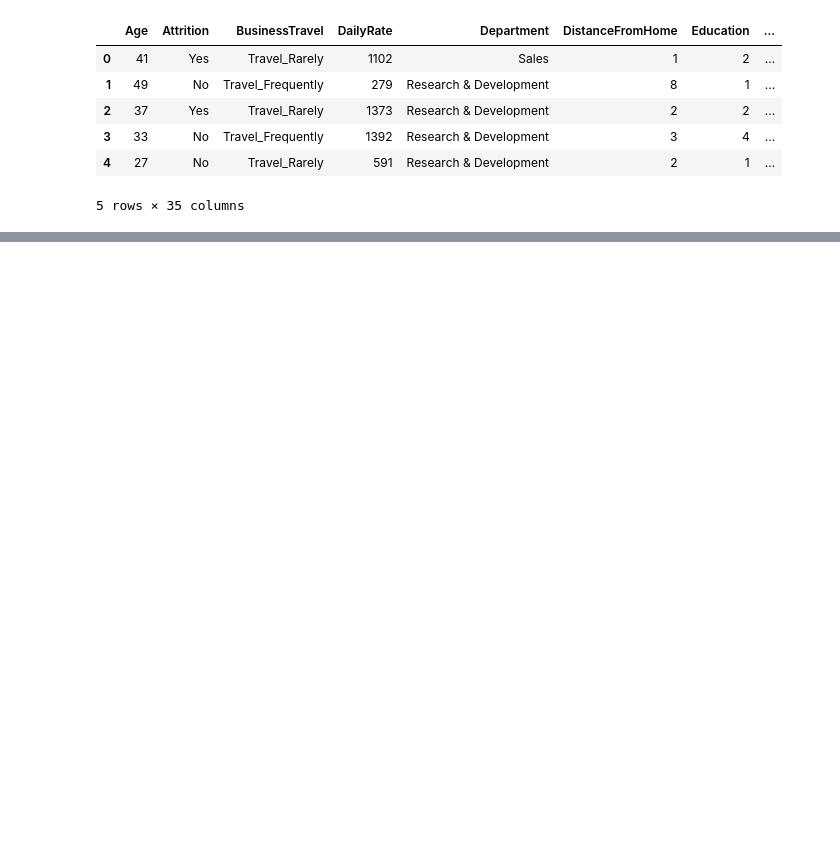
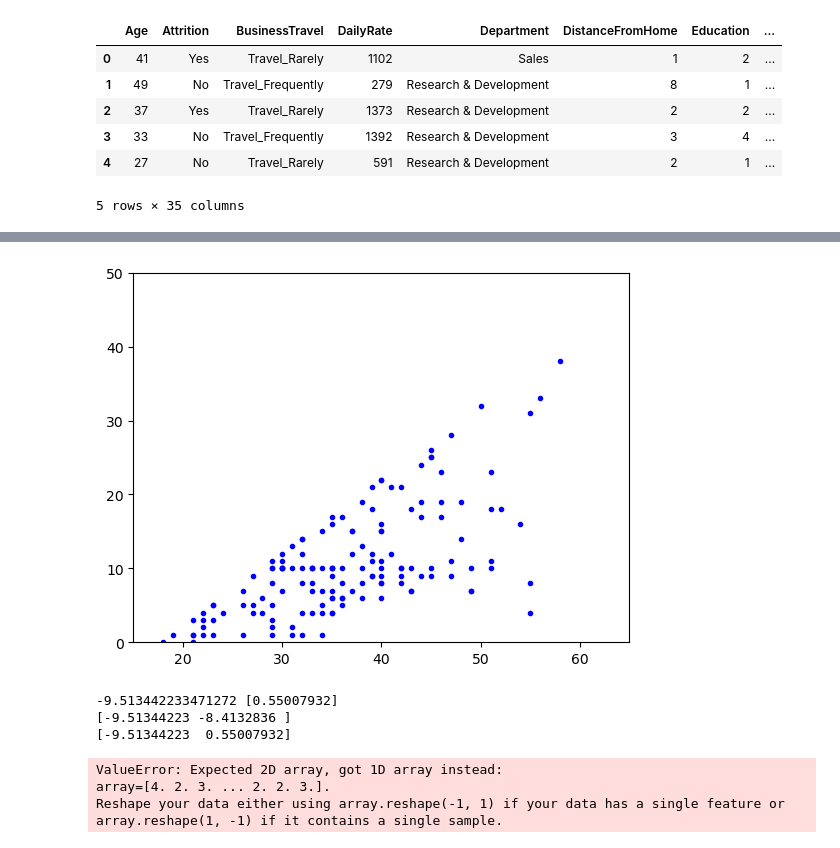
Before and after one commit to Darcinn/F21DL, a Jupyter notebook: Notebooks/Lab 2/lab8.ipynb, the cells around one changed output, grey strips where cells are left out. Cells and saved outputs as stored; diff of their text form; code cells hidden in the pictures; blank space fills up the shorter version.

```diff
--- a/Notebooks/Lab 2/lab8.ipynb
+++ b/Notebooks/Lab 2/lab8.ipynb
@@ -864,0 +873,39 @@ weighted avg       0.03      0.11      0.05      1323
+# %%
+X_b = np.c_[np.ones((147, 1)), X_train]  # add x0 = 1 to each instance
+theta_best = np.linalg.inv(X_b.T.dot(X_b)).dot(X_b.T).dot(y_train)
+X_new = np.array([[0], [2]])
+X_new_b = np.c_[np.ones((2, 1)), X_new]  # add x0 = 1 to each instance
+y_predict = X_new_b.dot(theta_best)
+plt.plot(X_new, y_predict, "r-")
+plt.plot(X_train, y_train, "b.")
+plt.axis([15, 65, 0, 50])
+plt.show()
+# %% [output]
+[figure, added]
+# %%
+from sklearn.linear_model import LinearRegression
+
+lin_reg = LinearRegression()
+lin_reg.fit(X_train, y_train)
+print(lin_reg.intercept_, lin_reg.coef_)
+X_new = np.array([[0], [2]])
+X_new_b = np.c_[np.ones((2, 1)), X_new]
+print(lin_reg.predict(X_new))
+theta_best_svd, residuals, rank, s = np.linalg.lstsq(X_b, y_train, rcond=1e-6)
+print(theta_best_svd)
+# %% [output]
+-9.513442233471272 [0.55007932]
+[-9.51344223 -8.4132836 ]
+[-9.51344223  0.55007932]
+# %%
+from sklearn.linear_model import LogisticRegression
+
+x = employees["JobSatisfaction"]
+y = (employees["Attrition"] == 2).astype(int)
+
+log_reg = LogisticRegression(solver="lbfgs", random_state=42)
+log_reg.fit(x, y)
+# %% [output]
+ValueError: Expected 2D array, got 1D array instead:
+array=[4. 2. 3. ... 2. 2. 3.].
+Reshape your data either using array.reshape(-1, 1) if your data has a single feature or array.reshape(1, -1) if it contains a single sample.
```
Also changed, not shown: parts of 13 cells of this notebook.
